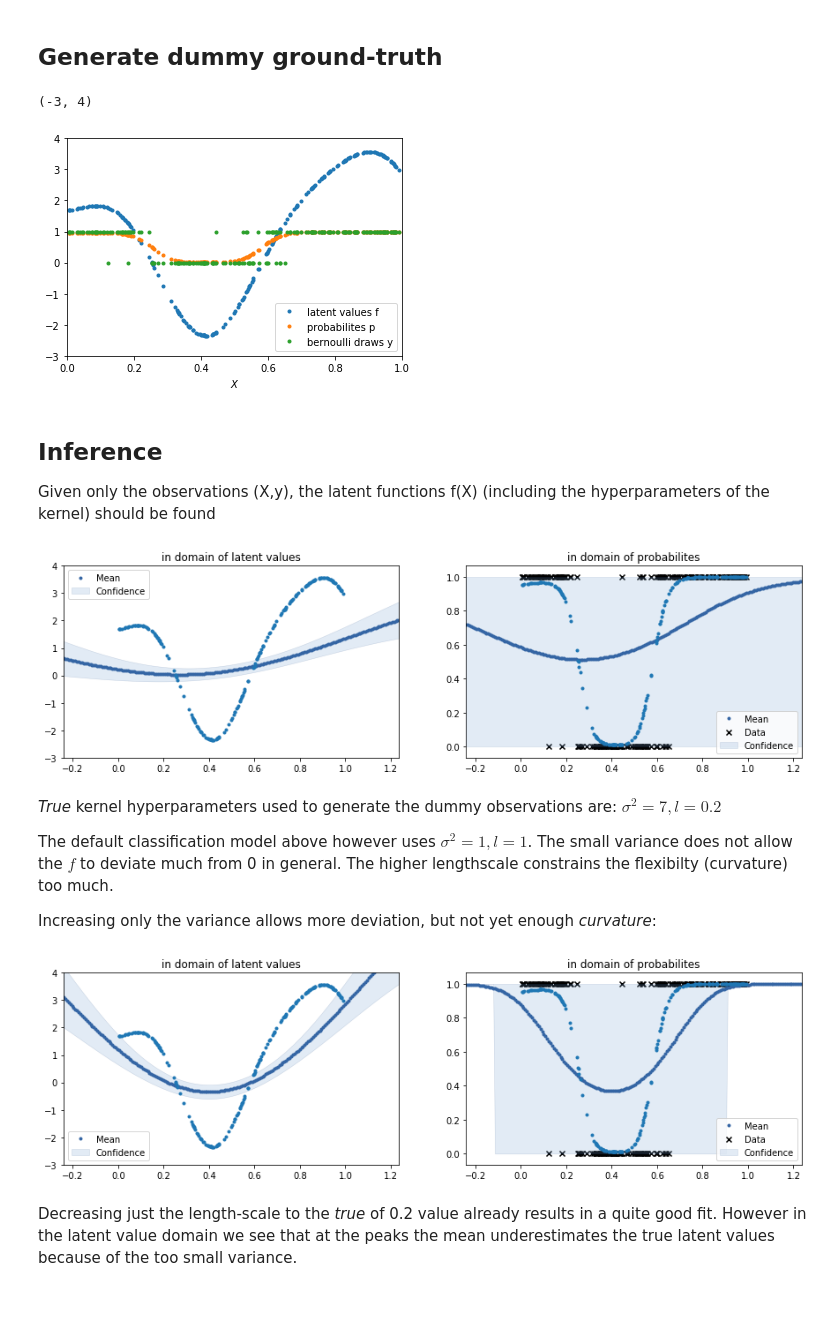
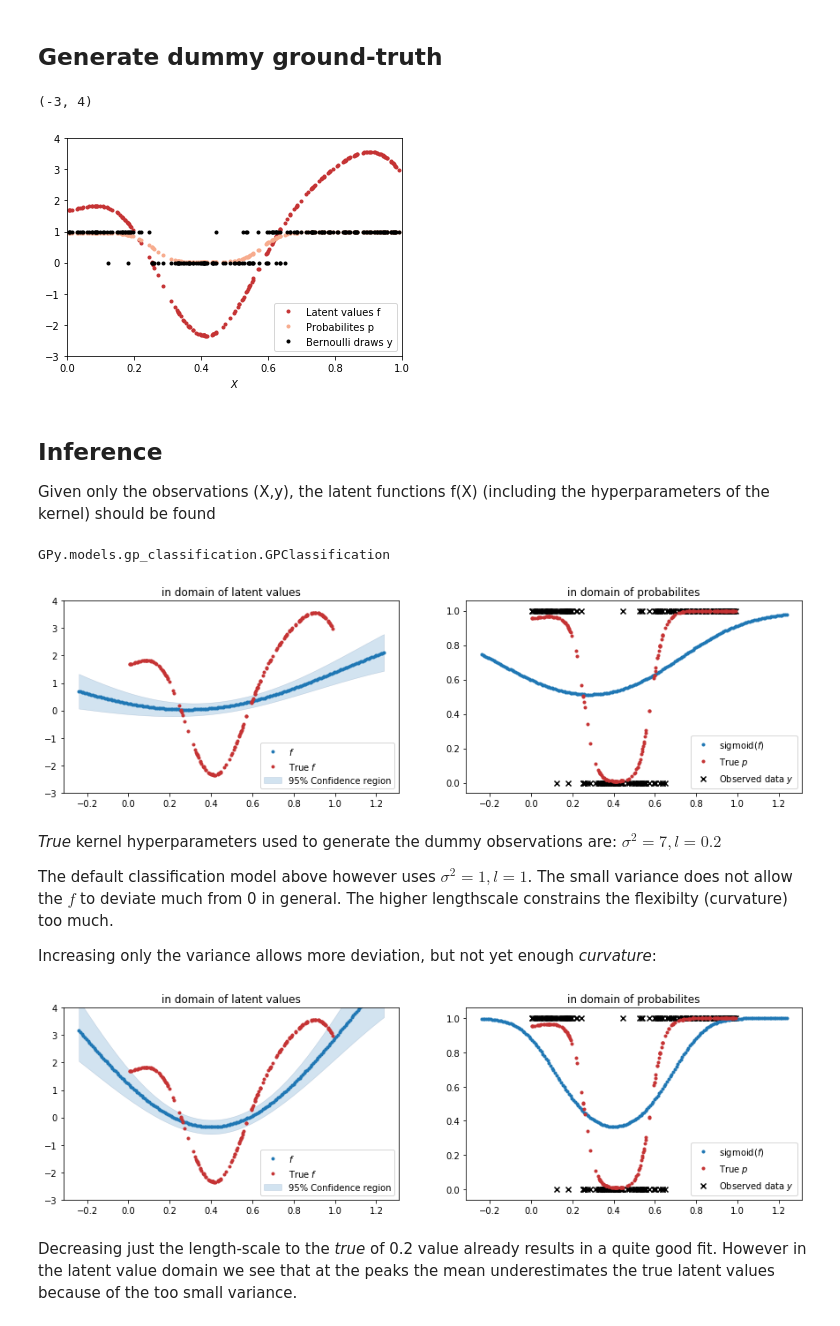
Before and after one commit to vogi23/VM2-Code, a Jupyter notebook: project/05_GPy_Classification.ipynb, the cells around one changed output. Cells and saved outputs as stored; diff of their text form; code cells hidden in the pictures.

```diff
--- a/project/05_GPy_Classification.ipynb
+++ b/project/05_GPy_Classification.ipynb
@@ -17,7 +15,7 @@ k = GPy.kern.RBF(1, variance=7., lengthscale=0.2)
 np.random.seed(4)
 # input locations
 N = 200
-X = np.random.rand(N,1)
+X = np.random.uniform(0,1,N).reshape(-1,1)
 # latent values $f$ at the inputs (sample from GP prior)
 f = np.random.multivariate_normal(np.zeros(N), k.K(X))
 # squash latent values through probit function (default link for bernoulli lieklyhood) to get probabilities
@@ -26,27 +24,32 @@ p = lik.gp_link.transf(f)
 # use probabilites to generate bernoully draws (observations y are expected to be bernoulli distributed with probabilitis p)
 y = np.random.binomial(n=1, p=p, size=N).reshape(-1,1)
 # %%
-plt.plot(X,f, label='latent values f')
-plt.plot(X,p, label='probabilites p')
-plt.plot(X,y, label='bernoulli draws y')
+plt.plot(X,f, label='Latent values f', color=cm.coolwarm(0.95))
+plt.plot(X,p, label='Probabilites p', color=cm.coolwarm(0.7))
+plt.plot(X,y, label='Bernoulli draws y', color='k')
 plt.xlabel('$X$')
 plt.legend()
 plt.xlim(0,1)
 plt.ylim(-3,4)
 # %% [output]
 (-3, 4)
-[figure, old version]
+[figure, new version]
 # %% [markdown]
 ## Inference
 
 Given only the observations (X,y), the latent functions f(X) (including the hyperparameters of the kernel) should be found
 # %%
 def plot_model(m):
+    color = None
     fig, ax = plt.subplots(1,2, figsize=(15,4))
-    m.plot_f(ax=ax[0])
-    m.plot(ax=ax[1])
-    ax[0].plot(X, f)
-    ax[1].plot(X, p)
+    m.plot_mean(ax=ax[0], plot_raw=True, color=color, label='$f$')
+    m.plot_confidence(ax=ax[0], plot_raw=True, color=color, label='95% Confidence region')
+    m.plot_mean(ax=ax[1], plot_raw=False, color=color, label='sigmoid($f$)')
+    m.plot_data(ax=ax[1], color='k', label='Observed data $y$')
+    ax[0].plot(X, f, label='True $f$', c=cm.coolwarm(0.95))
+    ax[1].plot(X, p, label='True $p$', c=cm.coolwarm(0.95))
+    ax[0].legend()
+    ax[1].legend()
     ax[0].set_ylim(-3,4)
     ax[0].set_title('in domain of latent values')
     ax[1].set_title('in domain of probabilites')
@@ -60,8 +65,12 @@ m = GPy.core.GP(X=X,
 # %%
-# Shorthand for a binary classification-model with rbf(1,1), bernoulli-likelyhood and EP
-plot_model(GPy.models.GPClassification(X,y))
+# Shorthand instantiation for a binary classification-model with rbf(1,1), bernoulli-likelyhood and EP
+m = GPy.models.GPClassification(X,y,mean_function=Constant(1,1,0.5))
+plot_model(m)
+m.predict(np.linspace(0,1.2,20).reshape(-1,1), include_likelihood=True)
+type(m)
 # %% [output]
+GPy.models.gp_classification.GPClassification
-[figure, old version]
+[figure, new version]
 # %% [markdown]
 _True_ kernel hyperparameters used to generate the dummy observations are: $\sigma^2 = 7, l = 0.2$
 
@@ -69,9 +78,9 @@ The default classification model above however uses $\sigma^2 = 1, l = 1$. The s
 
 Increasing only the variance allows more deviation, but not yet enough _curvature_:
 # %%
-plot_model(GPy.models.GPClassification(X,y, kernel=GPy.kern.RBF(1, variance=7, lengthscale=1)))
+plot_model(GPy.models.GPClassification(X,y, kernel=GPy.kern.RBF(1, variance=7, lengthscale=1), mean_function=Constant(1,1,0.5)))
 # %% [output]
-[figure, old version]
+[figure, new version]
 # %% [markdown]
 Decreasing just the length-scale to the _true_ of 0.2 value already results in a quite good fit. However in the latent value domain we see that at the peaks the mean underestimates the true latent values because of the too small variance.
 # %%
```
Also changed, not shown: parts of 10 cells of this notebook, 4 other files.
